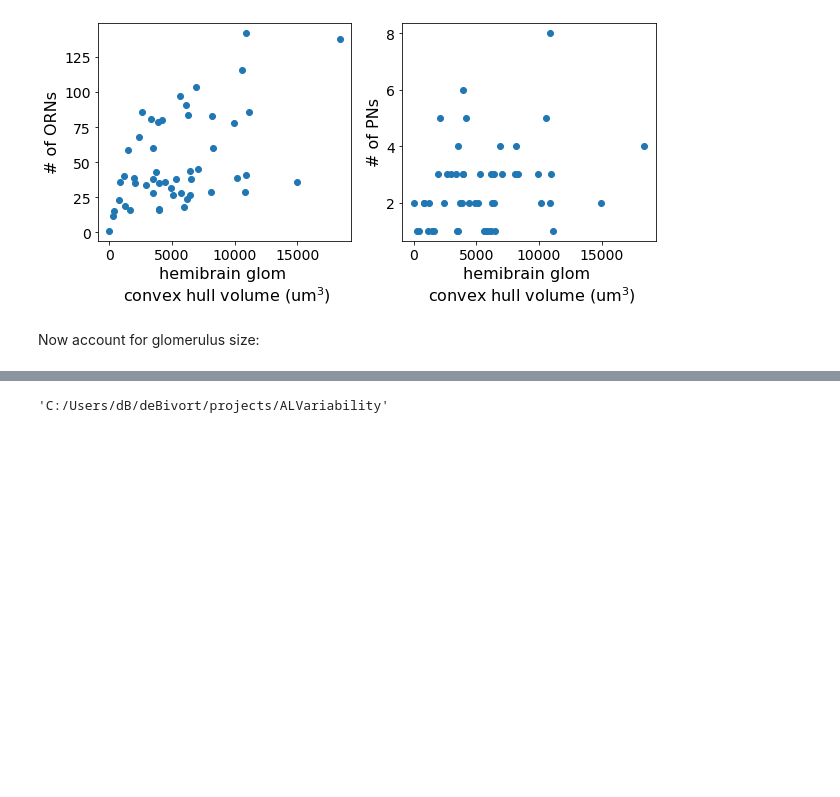
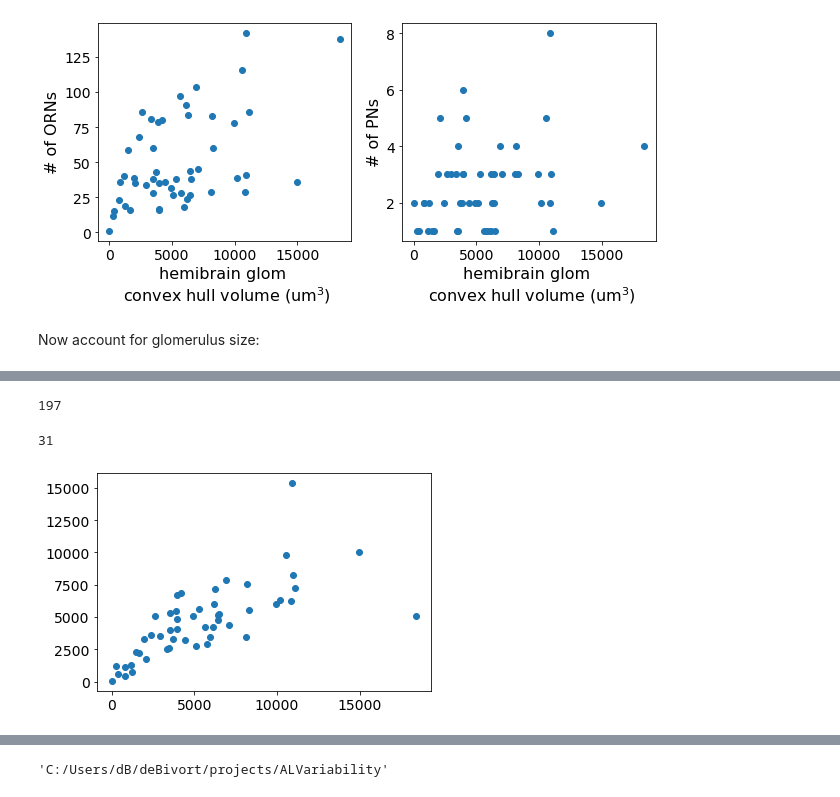
Before and after one commit to dlavrent/ALVariability, a Jupyter notebook: analysis/analyze_connectivity.ipynb, the cells around one changed output, grey strips where cells are left out. Saved outputs shown, nothing was run; the diff lists cells and outputs as text; code cells hidden in the pictures; blank space fills up the shorter version.

```diff
--- a/analysis/analyze_connectivity.ipynb
+++ b/analysis/analyze_connectivity.ipynb
@@ -630,0 +671,4 @@ plt.show()
+# %%
+dty = df_glom_inputs[['glom', 'all_input', 'convex_hull_vol']].groupby('glom').agg({'all_input': ['sum'],
+                                                                                          'convex_hull_vol': ['mean']})
+dty
@@ -630,0 +700,14 @@ plt.show()
+# %%
+num_LNs
+# %% [output]
+197
+# %%
+num_eLNs
+# %% [output]
+31
+# %%
+plt.figure()
+plt.scatter(dty['convex_hull_vol'], dty['all_input'])
+plt.show()
+# %% [output]
+[figure, added]
```
Also changed, not shown: parts of 114 cells of this notebook, 2 other files.
